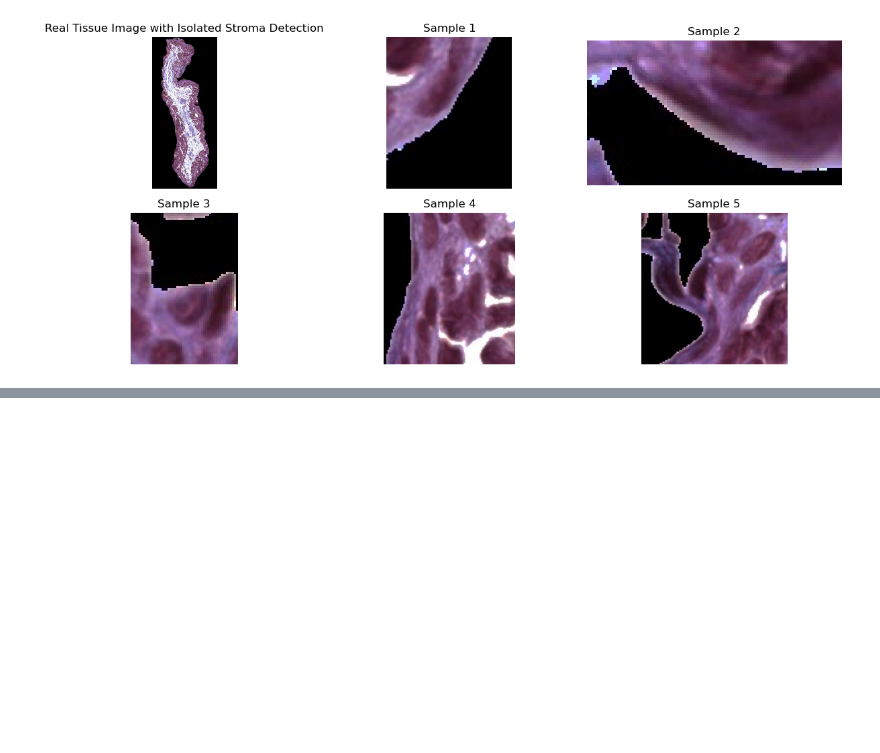
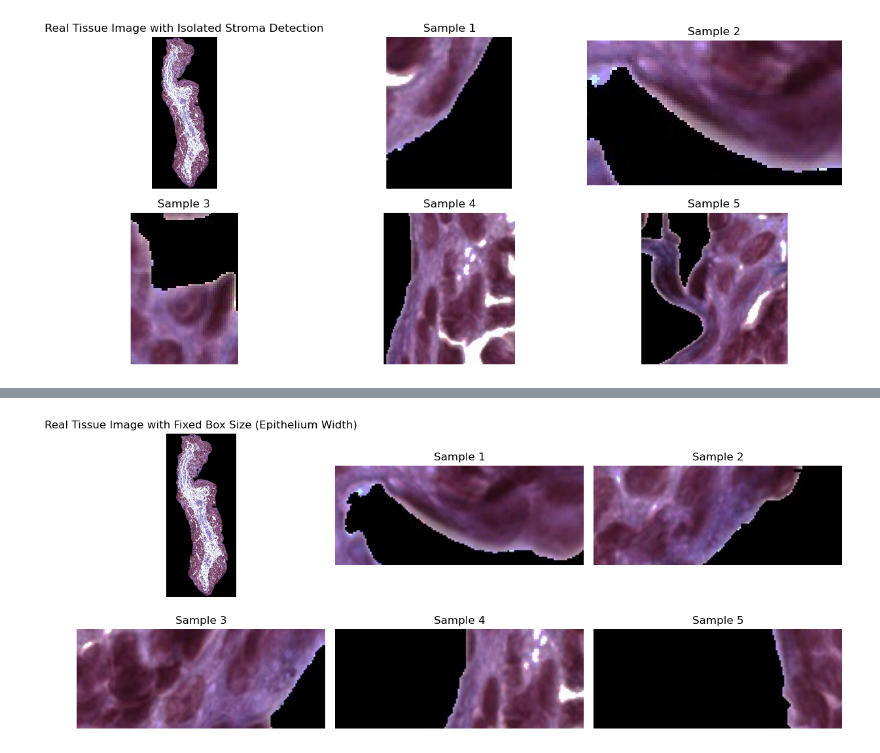
Before and after one commit to kellymengg/eye_cancer, a Jupyter notebook: Alyssa/Presentation 4 - Alyssa.ipynb, the cells around one changed output, grey strips where cells are left out. Drawn from its saved outputs; the diff is of its cells as text; code cells hidden in the pictures; blank space fills up the shorter version.

```diff
--- a/Alyssa/Presentation 4 - Alyssa.ipynb
+++ b/Alyssa/Presentation 4 - Alyssa.ipynb
@@ -352,0 +250,97 @@ Attempt: 33 | Black Pixels: 1338 | Magenta Pixels: 2620 | Stroma Pixels (Isolate
+# %%
+import cv2
+import numpy as np
+import random
+import matplotlib.pyplot as plt
+
+# Load the real tissue image
+image_with_cells_path = 'FinalExtraction.jpg'  # Path to the real tissue image
+image_with_cells = cv2.imread(image_with_cells_path)
+
+# Convert the image to RGB for processing
+image_rgb_with_cells = cv2.cvtColor(image_with_cells, cv2.COLOR_BGR2RGB)
+
+# Refine the edge detection sampling function with fixed box size
+def fixed_box_epithelium_sample(image, num_samples=5, box_size=(150, 60)):
+    # Convert the image to grayscale for edge detection
+    gray = cv2.cvtColor(image, cv2.COLOR_RGB2GRAY)
+
+    # Apply Canny edge detection
+    edges = cv2.Canny(gray, 100, 200)
+
+    height, width = image.shape[:2]
+    samples = []
+    sample_coords = []
+
+    sample_width, sample_height = box_size
+
+    for _ in range(num_samples):
+        attempts = 0
+        while attempts < 100:  # Limit attempts to avoid endless loop
+            attempts += 1
+
+            # Randomly pick a point in the black area (outer region) and try to extend the sample to include the epithelium and stroma
+            center_x = random.randint(sample_width // 2, width - sample_width // 2)
+            center_y = random.randint(sample_height // 2, height - sample_height // 2)
+
+            # Define the sample box with fixed dimensions for the epithelium width
+            x1 = max(0, center_x - sample_width // 2)
+            y1 = max(0, center_y - sample_height // 2)
+            x2 = min(width, center_x + sample_width // 2)
+            y2 = min(height, center_y + sample_height // 2)
+
+            # Crop the sample and check edge detection within the box
+            sample_rgb = image[y1:y2, x1:x2]
+            sample_edges = edges[y1:y2, x1:x2]
+
+            # Detect the exterior black, magenta epithelium, and interior stroma
+            black_pixels = np.sum(np.all(sample_rgb == [0, 0, 0], axis=-1))  # Black exterior
+            magenta_pixels = np.sum((sample_rgb[:, :, 0] > 100) & (sample_rgb[:, :, 1] < 100) & (sample_rgb[:, :, 2] > 100))  # Magenta epithelium
+            stroma_pixels = np.sum((sample_rgb[:, :, 0] > 120) & (sample_rgb[:, :, 2] > 120) & (sample_rgb[:, :, 1] < 180))  # Looser range for noisy blue/indigo stroma
+
+            # Add a mask to avoid counting small white pixels in the epithelium as stroma
+            non_epithelium_mask = (sample_rgb[:, :, 1] > 100) | (sample_rgb[:, :, 0] < 100)  # Avoid white bits in magenta
+            stroma_pixels = np.sum(stroma_pixels & non_epithelium_mask)
+
+            # Check that the sample contains a reasonable amount of each region, and balance stroma detection
+            if np.sum(sample_edges) > 100 and black_pixels > 50 and magenta_pixels > 50 and stroma_pixels > 50:
+                samples.append(sample_rgb)
+                sample_coords.append((x1, y1, x2, y2))
+                break
+
+    return samples, sample_coords
+
+# Use the fixed size sampling method for the real tissue image
+samples_with_cells, sample_coords_with_cells = fixed_box_epithelium_sample(
+    image_rgb_with_cells, num_samples=5, box_size=(150, 60))
+
+# Draw red boxes around the sample areas on the test image
+image_with_cells_and_boxes = image_rgb_with_cells.copy()
+for (x1, y1, x2, y2) in sample_coords_with_cells:
+    cv2.rectangle(image_with_cells_and_boxes, (x1, y1), (x2, y2), (255, 0, 0), 2)  # Red box
+
+# Plot the overall image with red boxes and the individual samples
+plt.figure(figsize=(12, 8))
+
+num_samples = len(samples_with_cells)
+cols = 3  # Number of columns
+rows = (num_samples + 1) // cols + 1  # Dynamically calculate rows based on number of samples
+
+plt.figure(figsize=(12, 8))
+
+# Plot the full image with sample boxes
+plt.subplot(rows, cols, 1)
+plt.imshow(image_with_cells_and_boxes)
+plt.title("Real Tissue Image with Fixed Box Size (Epithelium Width)")
+plt.axis('off')
+
+# Plot each sample in its own subplot
+for i, sample in enumerate(samples_with_cells):
+    plt.subplot(rows, cols, i + 2)
+    plt.imshow(sample)
+    plt.title(f"Sample {i + 1}")
+    plt.axis('off')
+
+plt.tight_layout()  # Adjust layout to prevent overlap
+plt.show()
+# %% [output]
@@ -352,0 +348 @@ Attempt: 33 | Black Pixels: 1338 | Magenta Pixels: 2620 | Stroma Pixels (Isolate
+[figure, added]
```
Also changed, not shown: parts of 7 cells of this notebook.
